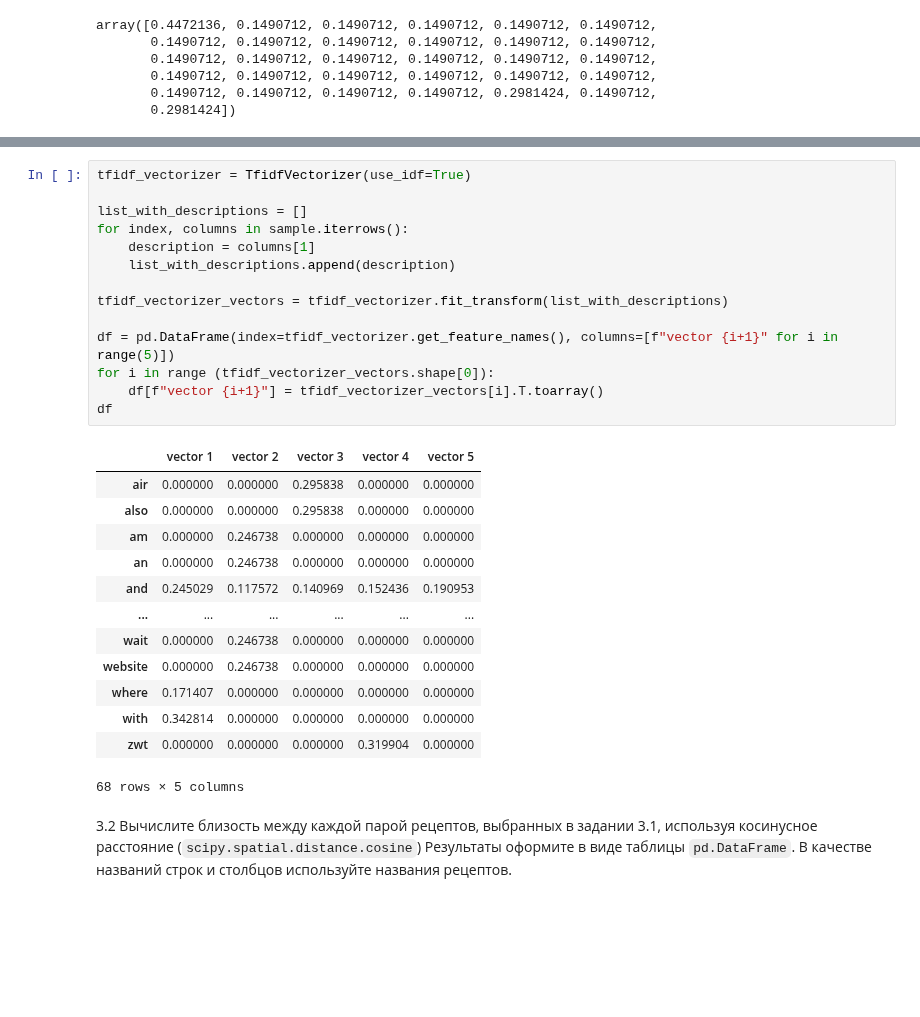
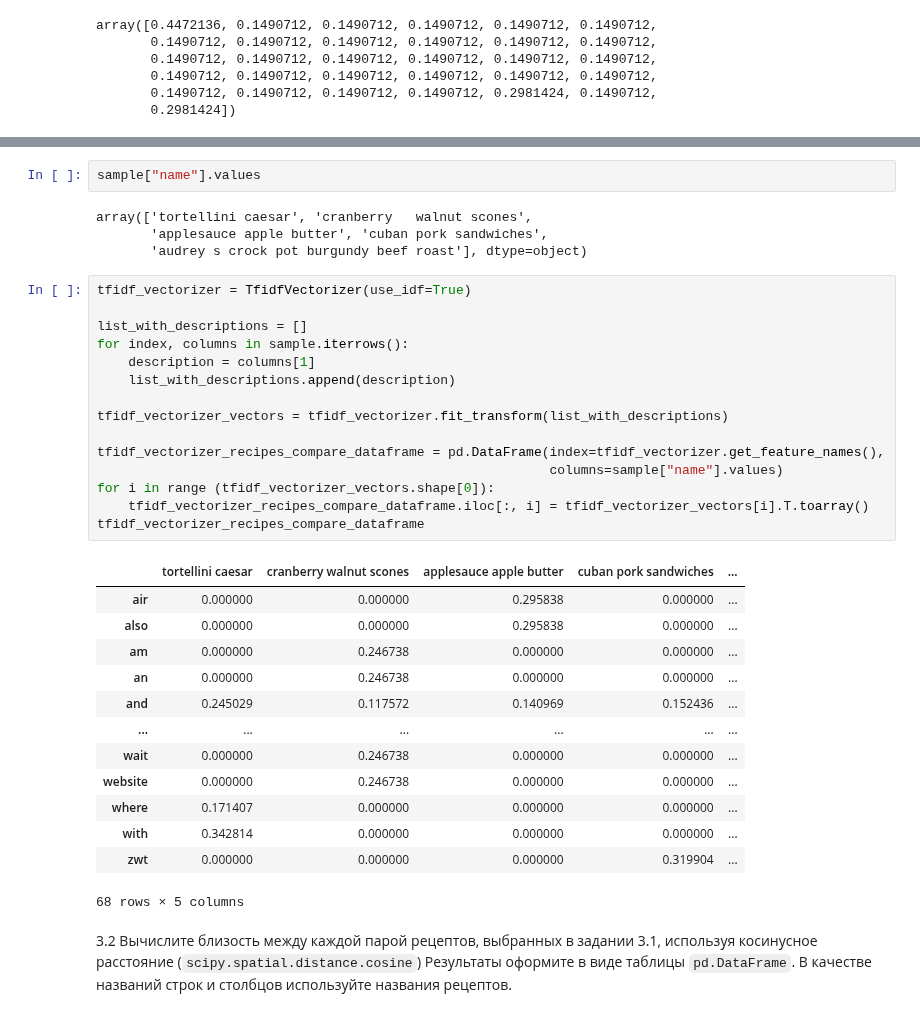
Before and after one commit to Amikuto/BigDataPT-BDPT-, a Jupyter notebook: Lesson9/09_string_2_Фамилия_Имя_Группа.ipynb, the cells around one changed output, grey strips where cells are left out. Saved outputs shown, nothing was run; the diff lists cells and outputs as text; blank space fills up the shorter version.

```diff
--- a/Lesson9/09_string_2_Фамилия_Имя_Группа.ipynb
+++ b/Lesson9/09_string_2_Фамилия_Имя_Группа.ipynb
@@ -356,33 +356,40 @@ green      0.377964
 noodles    0.377964
 over       0.377964
 serve      0.377964
+# %%
+sample["name"].values
+# %% [output]
+array(['tortellini caesar', 'cranberry   walnut scones',
+       'applesauce apple butter', 'cuban pork sandwiches',
+       'audrey s crock pot burgundy beef roast'], dtype=object)
 # %%
 tfidf_vectorizer = TfidfVectorizer(use_idf=True)
 
 list_with_descriptions = []
 for index, columns in sample.iterrows():
 	description = columns[1]
 	list_with_descriptions.append(description)
 
 tfidf_vectorizer_vectors = tfidf_vectorizer.fit_transform(list_with_descriptions)
 
-df = pd.DataFrame(index=tfidf_vectorizer.get_feature_names(), columns=[f"vector {i+1}" for i in range(5)])
+tfidf_vectorizer_recipes_compare_dataframe = pd.DataFrame(index=tfidf_vectorizer.get_feature_names(),
+                                                          columns=sample["name"].values)
 for i in range (tfidf_vectorizer_vectors.shape[0]):
-	df[f"vector {i+1}"] = tfidf_vectorizer_vectors[i].T.toarray()
-df
+	tfidf_vectorizer_recipes_compare_dataframe.iloc[:, i] = tfidf_vectorizer_vectors[i].T.toarray()
+tfidf_vectorizer_recipes_compare_dataframe
 # %% [output]
-|  | vector 1 | vector 2 | vector 3 | vector 4 | vector 5 |
-| air | 0.000000 | 0.000000 | 0.295838 | 0.000000 | 0.000000 |
-| also | 0.000000 | 0.000000 | 0.295838 | 0.000000 | 0.000000 |
-| am | 0.000000 | 0.246738 | 0.000000 | 0.000000 | 0.000000 |
-| an | 0.000000 | 0.246738 | 0.000000 | 0.000000 | 0.000000 |
-| and | 0.245029 | 0.117572 | 0.140969 | 0.152436 | 0.190953 |
+|  | tortellini caesar | cranberry walnut scones | applesauce apple butter | cuban pork sandwiches | ... |
+| air | 0.000000 | 0.000000 | 0.295838 | 0.000000 | ... |
+| also | 0.000000 | 0.000000 | 0.295838 | 0.000000 | ... |
+| am | 0.000000 | 0.246738 | 0.000000 | 0.000000 | ... |
+| an | 0.000000 | 0.246738 | 0.000000 | 0.000000 | ... |
+| and | 0.245029 | 0.117572 | 0.140969 | 0.152436 | ... |
 | ... | ... | ... | ... | ... | ... |
-| wait | 0.000000 | 0.246738 | 0.000000 | 0.000000 | 0.000000 |
-| website | 0.000000 | 0.246738 | 0.000000 | 0.000000 | 0.000000 |
-| where | 0.171407 | 0.000000 | 0.000000 | 0.000000 | 0.000000 |
-| with | 0.342814 | 0.000000 | 0.000000 | 0.000000 | 0.000000 |
-| zwt | 0.000000 | 0.000000 | 0.000000 | 0.319904 | 0.000000 |
+| wait | 0.000000 | 0.246738 | 0.000000 | 0.000000 | ... |
+| website | 0.000000 | 0.246738 | 0.000000 | 0.000000 | ... |
+| where | 0.171407 | 0.000000 | 0.000000 | 0.000000 | ... |
+| with | 0.342814 | 0.000000 | 0.000000 | 0.000000 | ... |
+| zwt | 0.000000 | 0.000000 | 0.000000 | 0.319904 | ... |
 68 rows × 5 columns
 # %% [markdown]
 3.2 Вычислите близость между каждой парой рецептов, выбранных в задании 3.1, используя косинусное расстояние (`scipy.spatial.distance.cosine`) Результаты оформите в виде таблицы `pd.DataFrame`. В качестве названий строк и столбцов используйте названия рецептов.
```
Also changed, not shown: parts of 2 cells of this notebook.
